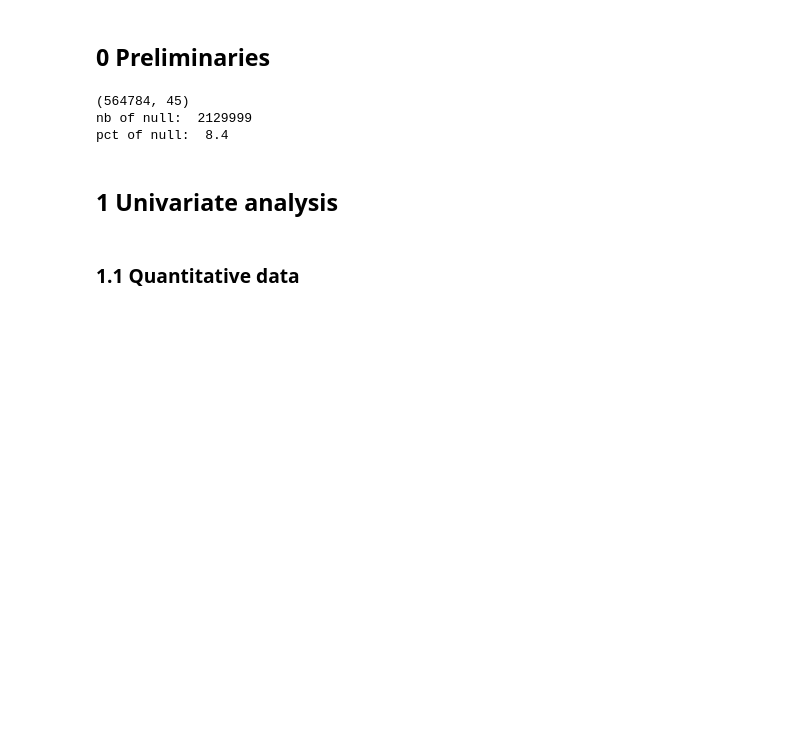
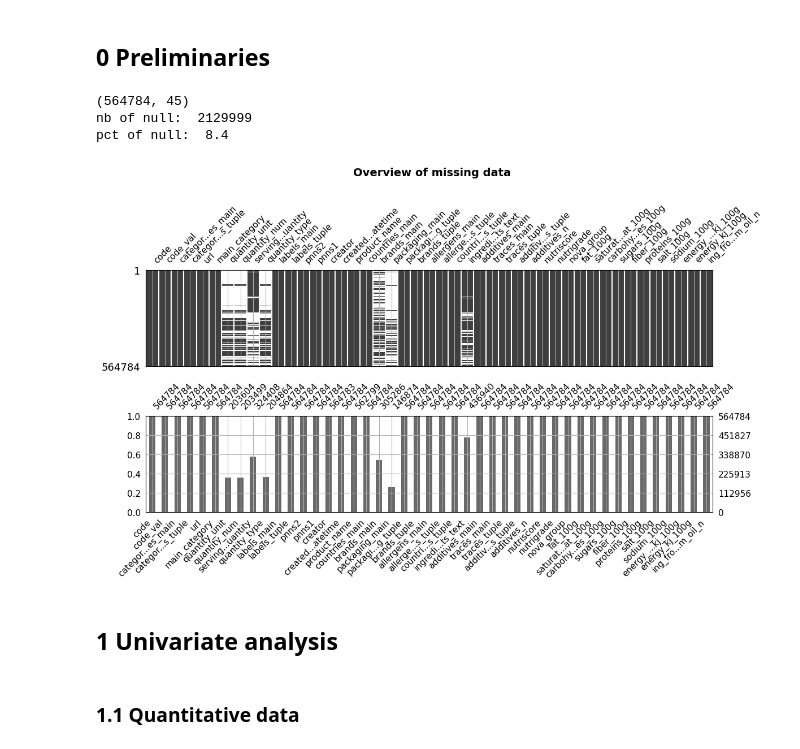
Before and after one commit to SmellyArmure/OC_DS_Project3, a Jupyter notebook: NOTEBOOKS/P3_Analysis.ipynb, the cells around one changed output. Cells and saved outputs as stored; diff of their text form; code cells hidden in the pictures; blank space fills up the shorter version.

Commit message:
P3_Analysis : avancé dans la PCA, clustering, points projeté sur les plans factoriels, table de contingence, test, amélioré les représentations graphiques - à réordonner et à commenter.

```diff
--- a/NOTEBOOKS/P3_Analysis.ipynb
+++ b/NOTEBOOKS/P3_Analysis.ipynb
@@ -173,10 +169,15 @@ def plot_export_missing(df, cols, n_file, title,
         os.makedirs('FIG')
     plt.savefig(os.getcwd()+'/FIG/'+n_file, dpi=400);
     plt.show()
+# %%
+# Temporary (already changed in P3_Cleaning)
+df['additives_n'] = df['additives_n'].clip(0,20)
 # %%
-plot_export_missing(df_init, df_init.columns, 'A_0_missing_vals.png',
+plot_export_missing(df, df.columns, 'A_0_missing_vals.png',
                     'Overview of missing data',
                      shorten_label=True)
+# %% [output]
+[figure, added]
 # %%
 # Splitting columns in categories
 
```
Also changed, not shown: parts of 57 cells of this notebook, 4 other files.
